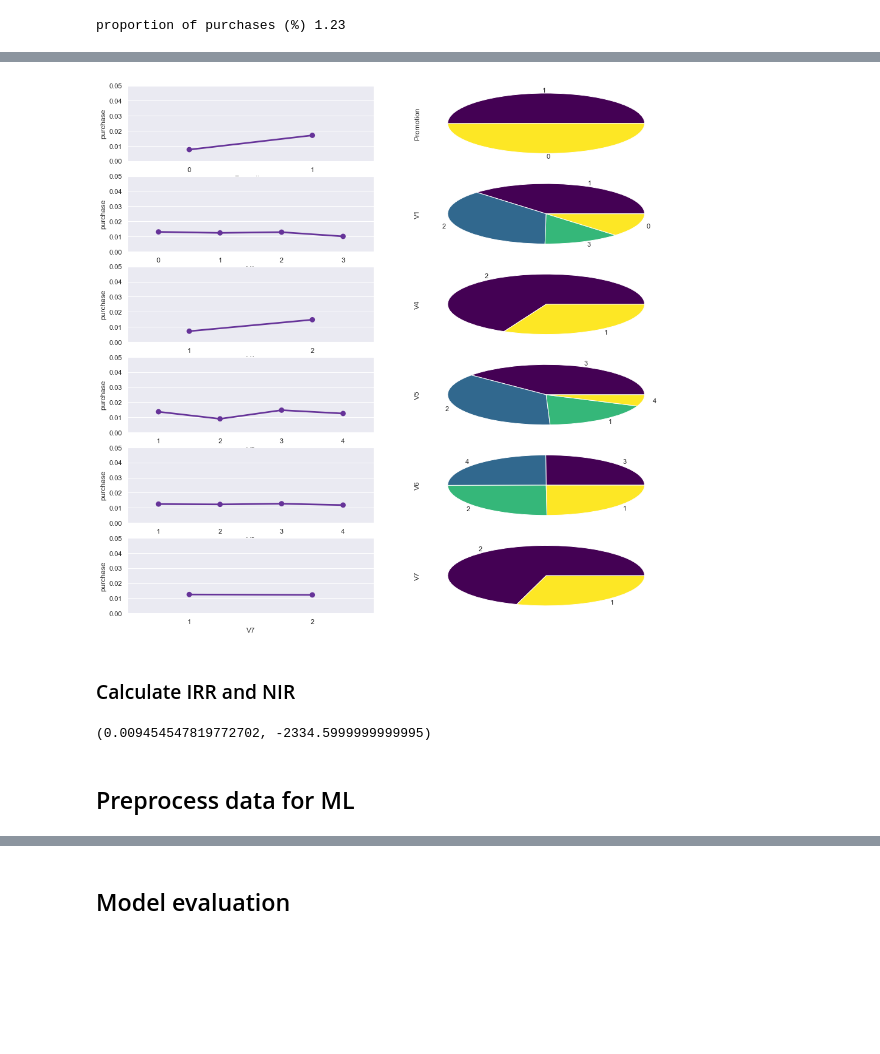
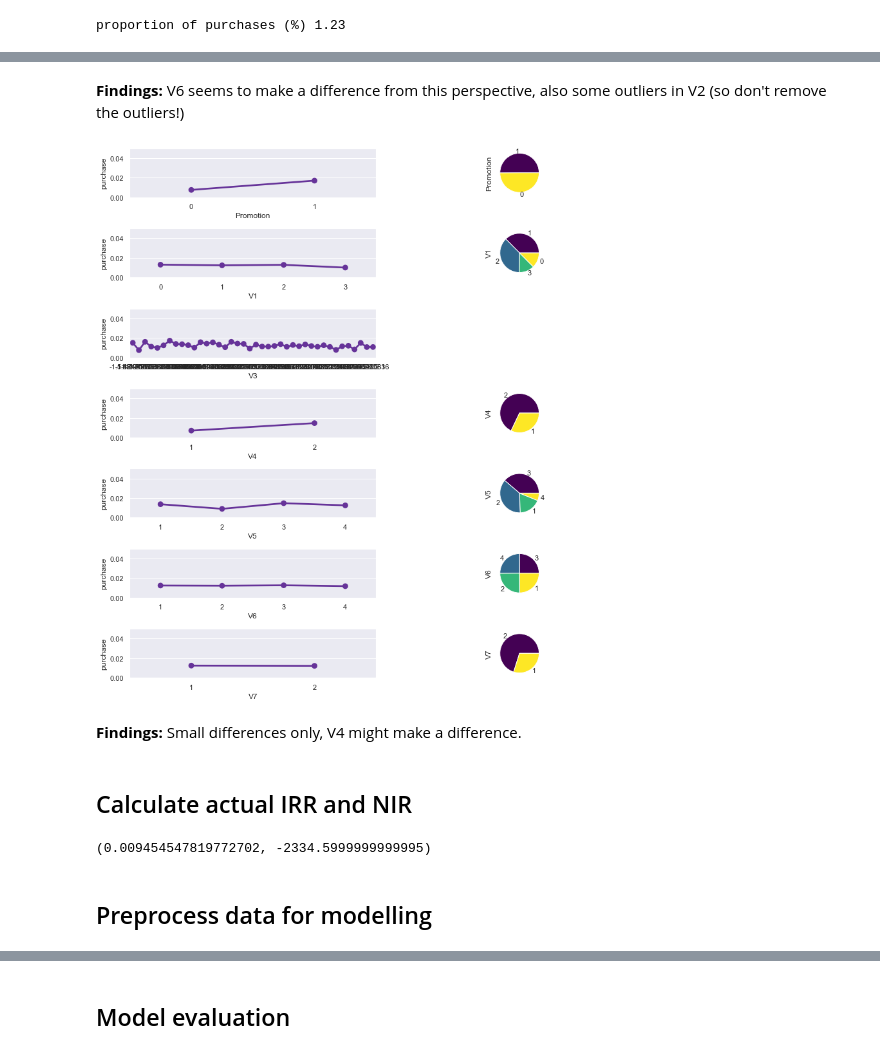
Before and after one commit to rbuerki/projects-ml, a Jupyter notebook: uplift_modelling_imbalanced_starbucks/1-uplift_modelling_SMOTENC.ipynb, the cells around one changed output, grey strips where cells are left out. Saved outputs shown, nothing was run; the diff lists cells and outputs as text; code cells hidden in the pictures; blank space fills up the shorter version.

```diff
--- a/uplift_modelling_imbalanced_starbucks/1-uplift_modelling_SMOTENC.ipynb
+++ b/uplift_modelling_imbalanced_starbucks/1-uplift_modelling_SMOTENC.ipynb
@@ -168 +161,3 @@ eda.describe()
+# %%
+eda.drop('ID', axis=1, inplace=True)
 # %%
@@ -230,11 +234,19 @@ EDA.plot_num_corrBox(eda, 'purchase', figsize=(12, 8))
+# %% [markdown]
+**Findings:** V6 seems to make a difference from this perspective, also some outliers in V2 (so don't remove the outliers!)
+# %%
+# Check the picture for categorical values
+colsToCat = ["Promotion", "V1", "V3", "V4", "V5", "V6", "V7"]
+eda_cat = cleaning.change_dtypes(eda, cols_to_category=colsToCat)
+eda_cat['Promotion'] = eda_cat['Promotion'].map({'Yes':1, 'No':0})
 # %%
-# check correlations for categorical columns
-
-EDA.plot_cat_corrPoint(eda, 'purchase', figsize=(16, 16), ylim=[0,0.05])
+# Check correlations for categorical columns
+EDA.plot_corr_point_cat_target(eda_cat, 'purchase', figsize=(12, 12), ylim=[0, 0.05])
 # %% [output]
-[figure, old version]
+[figure, new version]
+# %% [markdown]
+**Findings:** Small differences only, V4 might make a difference.
 # %% [markdown]
-### Calculate IRR and NIR
+## Calculate actual IRR and NIR
 # %%
 # define scoring function
 
@@ -254,4 +266,4 @@ calc_IRR_NIR(eda)
 # %% [output]
 (0.009454547819772702, -2334.5999999999995)
 # %% [markdown]
-## Preprocess data for ML
+## Preprocess data for modelling
```
Also changed, not shown: parts of 41 cells of this notebook.
